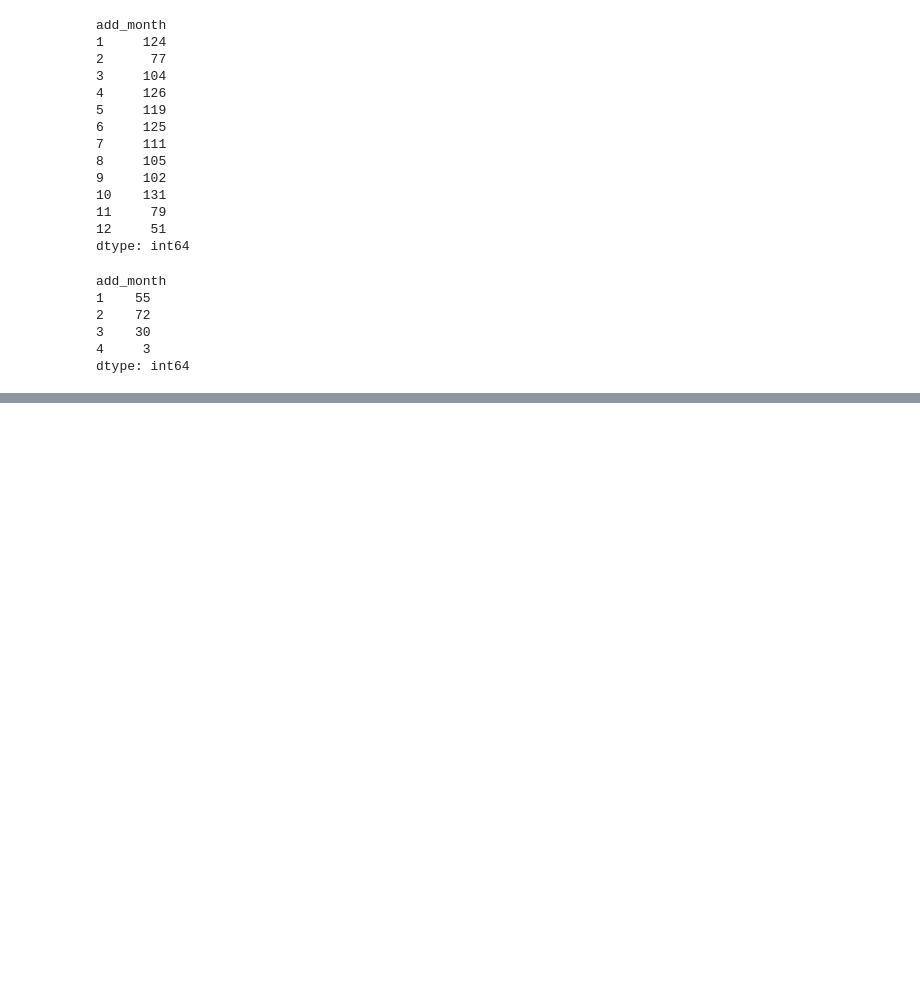
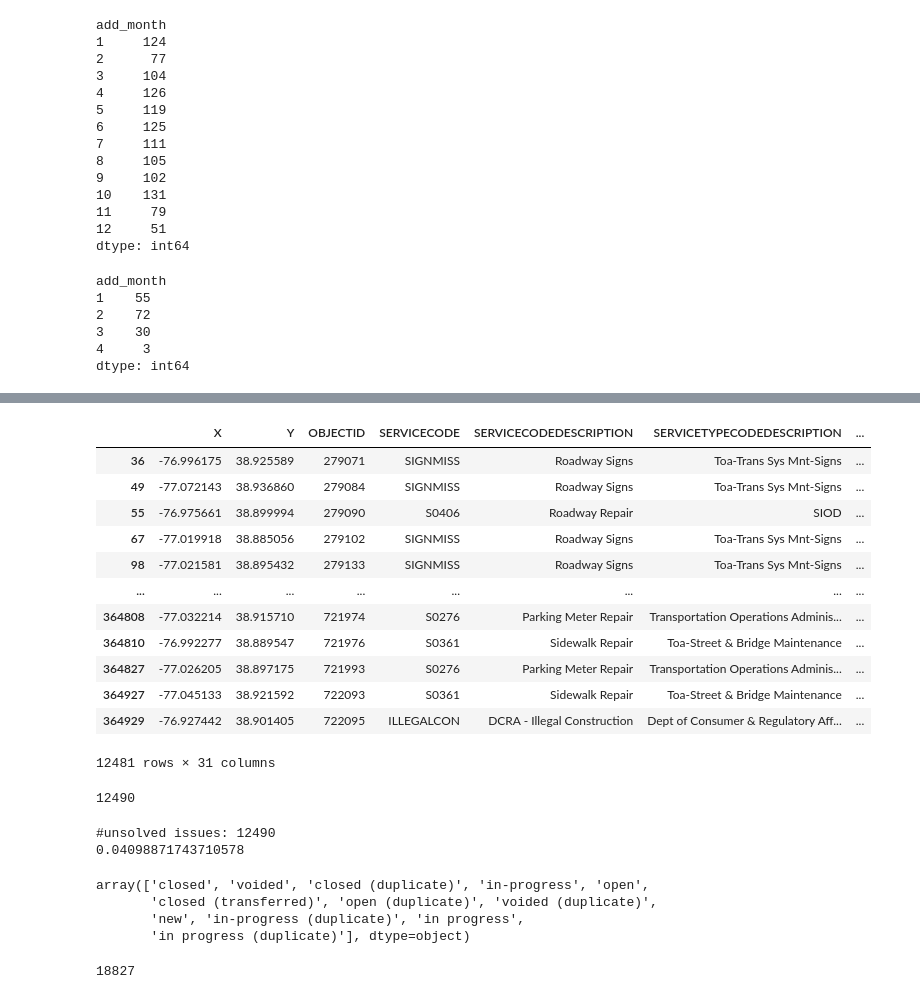
Before and after one commit to gmu-cil/DMV-311, a Jupyter notebook: src/DC_311_2019_2020.ipynb, the cells around one changed output, grey strips where cells are left out. Drawn from its saved outputs; the diff is of its cells as text; code cells hidden in the pictures; blank space fills up the shorter version.

```diff
--- a/src/DC_311_2019_2020.ipynb
+++ b/src/DC_311_2019_2020.ipynb
@@ -500,0 +503,3 @@ dtype: int64
+# %%
+DC_311_2019_df['SERVICEORDERSTATUS'] = DC_311_2019_df['SERVICEORDERSTATUS'].str.lower()
+DC_311_2019_df['SERVICEORDERSTATUS'].unique()
@@ -500,0 +515,22 @@ dtype: int64
+# %%
+unsolved_2019 = pd.DataFrame()
+df = DC_311_2019_df[DC_311_2019_df['RESOLUTIONDATE'].isna()]
+unsolved_2019 = unsolved_2019.append(df)
+DC_311_2019_df = DC_311_2019_df.loc[~DC_311_2019_df.index.isin(df.index)]
+df = DC_311_2019_df[~DC_311_2019_df['SERVICEORDERSTATUS'].str.contains('closed|voided',na=False )]
+unsolved_2019 = unsolved_2019.append(df)
+unsolved_2019
+# %% [output]
+|  | X | Y | OBJECTID | SERVICECODE | SERVICECODEDESCRIPTION | SERVICETYPECODEDESCRIPTION | ... |
+| 36 | -76.996175 | 38.925589 | 279071 | SIGNMISS | Roadway Signs | Toa-Trans Sys Mnt-Signs | ... |
+| 49 | -77.072143 | 38.936860 | 279084 | SIGNMISS | Roadway Signs | Toa-Trans Sys Mnt-Signs | ... |
+| 55 | -76.975661 | 38.899994 | 279090 | S0406 | Roadway Repair | SIOD | ... |
+| 67 | -77.019918 | 38.885056 | 279102 | SIGNMISS | Roadway Signs | Toa-Trans Sys Mnt-Signs | ... |
+| 98 | -77.021581 | 38.895432 | 279133 | SIGNMISS | Roadway Signs | Toa-Trans Sys Mnt-Signs | ... |
+| ... | ... | ... | ... | ... | ... | ... | ... |
+| 364808 | -77.032214 | 38.915710 | 721974 | S0276 | Parking Meter Repair | Transportation Operations Adminis... | ... |
+| 364810 | -76.992277 | 38.889547 | 721976 | S0361 | Sidewalk Repair | Toa-Street & Bridge Maintenance | ... |
+| 364827 | -77.026205 | 38.897175 | 721993 | S0276 | Parking Meter Repair | Transportation Operations Adminis... | ... |
+| 364927 | -77.045133 | 38.921592 | 722093 | S0361 | Sidewalk Repair | Toa-Street & Bridge Maintenance | ... |
+| 364929 | -76.927442 | 38.901405 | 722095 | ILLEGALCON | DCRA - Illegal Construction | Dept of Consumer & Regulatory Aff... | ... |
+12481 rows × 31 columns
@@ -500,0 +540,32 @@ dtype: int64
+# %%
+# unsolved_2019 =  DC_311_2019_df[~DC_311_2019_df['SERVICEORDERSTATUS'].str.contains('closed|voided',na=False )]
+# print(unsolved_2019.shape[0])
+
+unsolved_2019 = DC_311_2019_df[DC_311_2019_df['closed_date'].dt.year < 2019]
+unsolved_2019 = unsolved_2019.append(DC_311_2019_df[DC_311_2019_df['RESOLUTIONDATE'].isna()])
+print(unsolved_2019.shape[0])
+# %% [output]
+12490
+# %%
+print('#unsolved issues: '+ str(unsolved_2019.shape[0]))
+print(unsolved_2019.shape[0]/ DC_311_2020_df.shape[0])
+# %% [output]
+#unsolved issues: 12490
+0.04098871743710578
+# %%
+DC_311_2020_df['SERVICEORDERSTATUS'] = DC_311_2020_df['SERVICEORDERSTATUS'].str.lower()
+DC_311_2020_df['SERVICEORDERSTATUS'].unique()
+# %% [output]
+array(['closed', 'voided', 'closed (duplicate)', 'in-progress', 'open',
+       'closed (transferred)', 'open (duplicate)', 'voided (duplicate)',
+       'new', 'in-progress (duplicate)', 'in progress',
+       'in progress (duplicate)'], dtype=object)
+# %%
+# unsolved_2020 =  DC_311_2020_df[~DC_311_2020_df['SERVICEORDERSTATUS'].str.contains('closed|voided',na=False )]
+# print(unsolved_2020.shape[0])
+unsolved_2020 = DC_311_2020_df[DC_311_2020_df['closed_date'].dt.year < 2020]
+unsolved_2020 = unsolved_2020.append(DC_311_2020_df[DC_311_2020_df['RESOLUTIONDATE'].isna()])
+
+print(unsolved_2020.shape[0])
+# %% [output]
+18827
```
Also changed, not shown: parts of 21 cells of this notebook, 17 other files.
